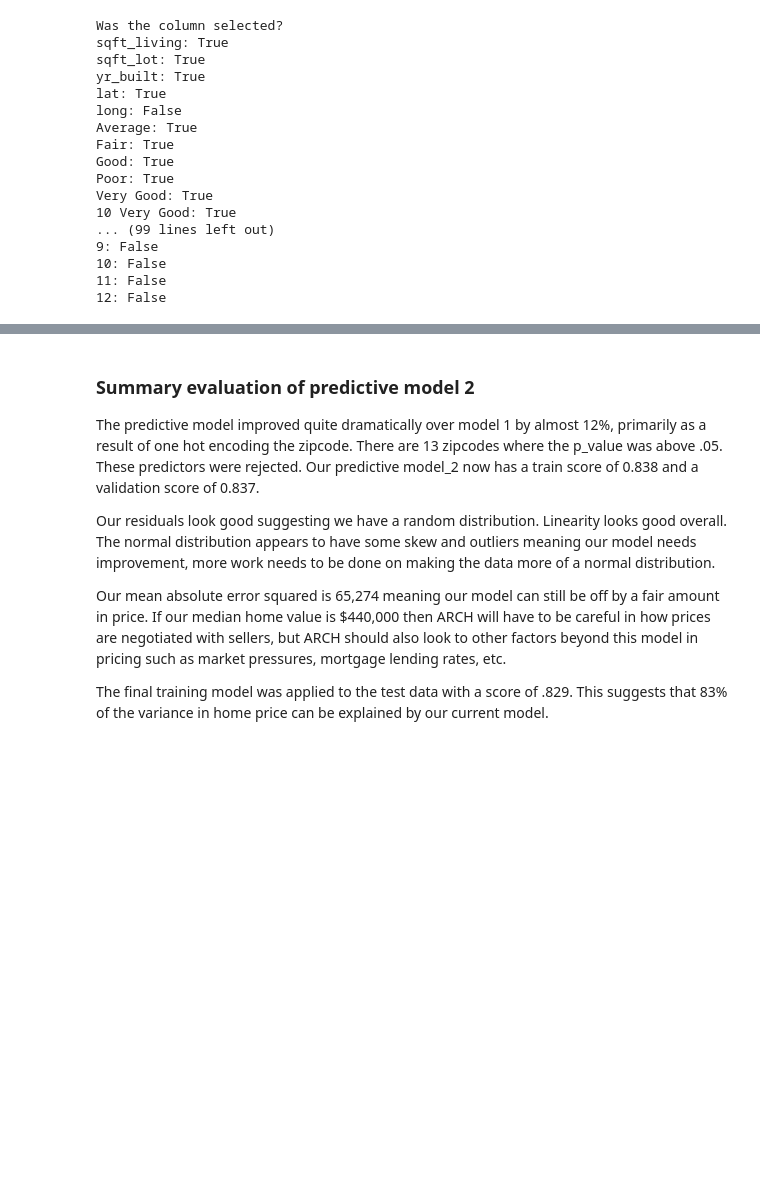
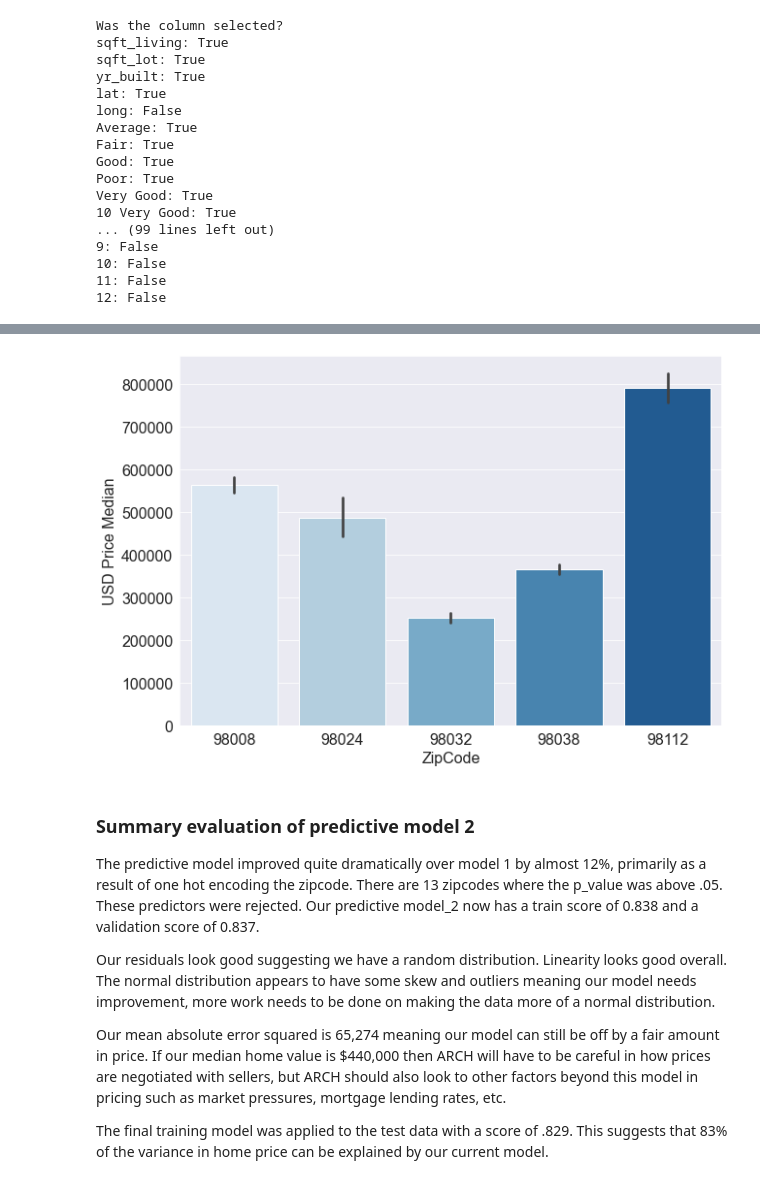
Before and after one commit to JM-Hansen/dsc-phase-2-project-v2-3, a Jupyter notebook: student.ipynb, the cells around one changed output, grey strips where cells are left out. Drawn from its saved outputs; the diff is of its cells as text; code cells hidden in the pictures; blank space fills up the shorter version.

```diff
--- a/student.ipynb
+++ b/student.ipynb
@@ -1901,0 +2005,18 @@ Very Good: True
+# %%
+# Select one zipcode from each of the zipcode median quintiles above
+zip_98032 = new_house.loc[new_house['zipcode'] == 98032]
+
+zip_98038 = new_house.loc[new_house['zipcode'] == 98038]
+
+zip_98024 = new_house.loc[new_house['zipcode'] == 98024]
+
+zip_98008 = new_house.loc[new_house['zipcode'] == 98008]
+
+zip_98052 = new_house.loc[new_house['zipcode'] == 98052]
+
+zip_98112 = new_house.loc[new_house['zipcode'] == 98112]
+
+# Assemble into new dataframe
+zip_df_bar = pd.concat([zip_98032, zip_98038, zip_98024, zip_98008, zip_98112], axis = 0)
+
+zip_df_bar
@@ -1902,3 +2037,19 @@ Very Good: True
+# %%
+#create seaborn barplot by zipcode to show median difference
+
+fig, ax = plt.subplots(figsize=(10, 7))
+sns.barplot(x = 'zipcode', y = 'price', data = zip_df_bar, palette = 'Blues')
+
+sns.set_style('darkgrid')
+
+#modify axis labels
+plt.xlabel('ZipCode')
+plt.ylabel('USD Price Median')
+
+# Save fig
+plt.savefig('zipcode_median.png', dpi = 300);
+# %% [output]
+[figure, added]
 # %% [markdown]
 ### Summary evaluation of predictive model 2
 
```
Also changed, not shown: parts of 12 cells of this notebook, 5 other files.
